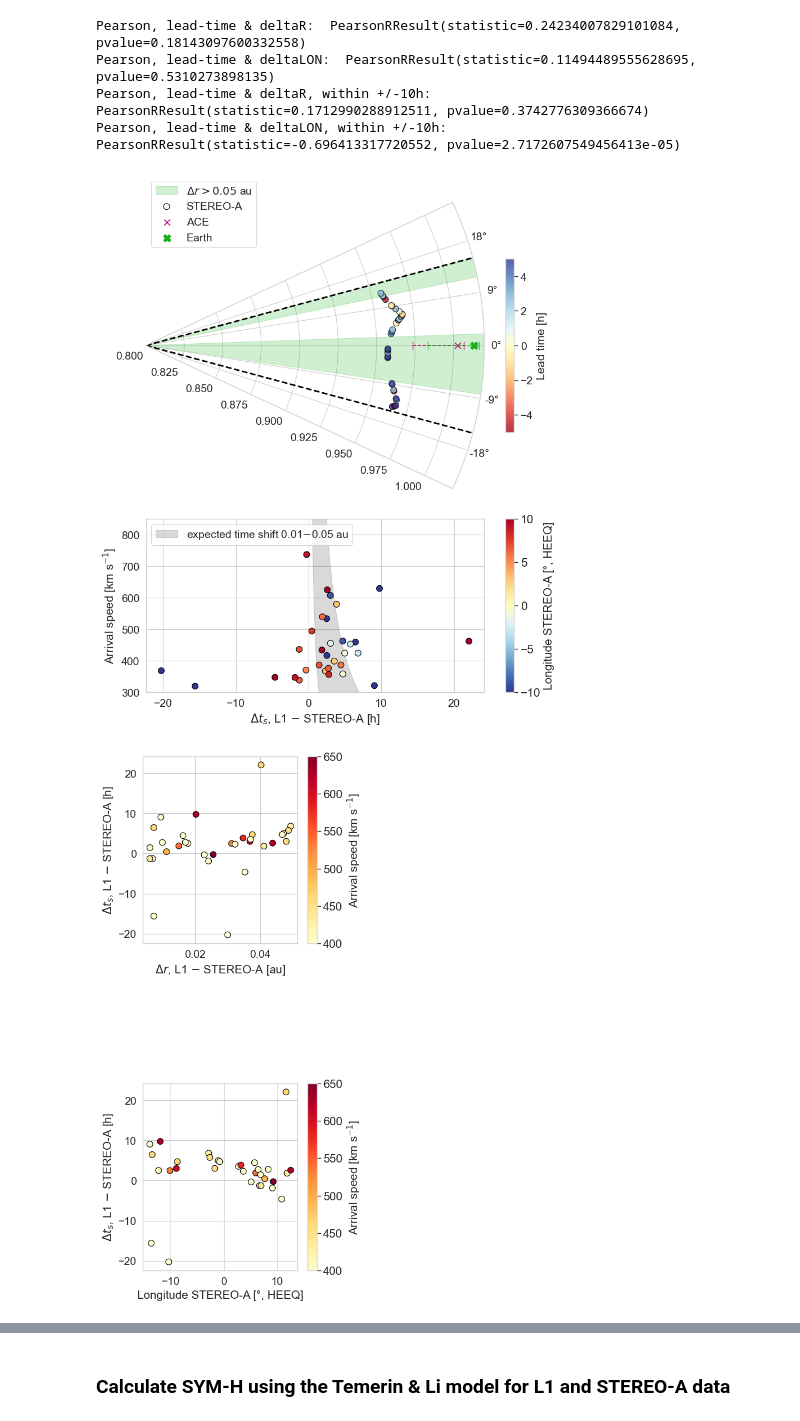
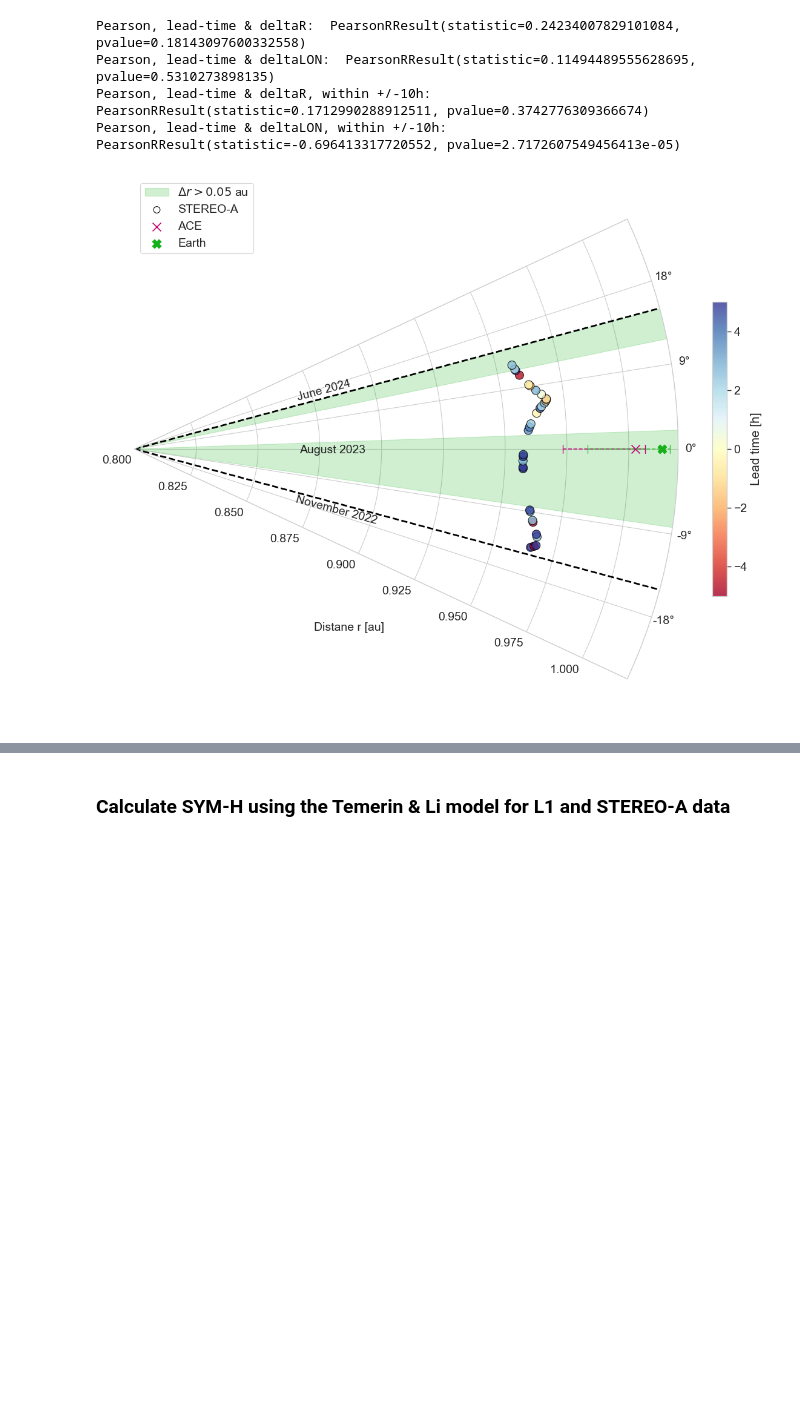
Before and after one commit to EvaWeiler/sub_L1_statistics, a Jupyter notebook: sub_l1_analysis_continuous_pipeline.ipynb, the cells around one changed output, grey strips where cells are left out. Saved outputs shown, nothing was run; the diff lists cells and outputs as text; code cells hidden in the pictures; blank space fills up the shorter version.

```diff
--- a/sub_l1_analysis_continuous_pipeline.ipynb
+++ b/sub_l1_analysis_continuous_pipeline.ipynb
@@ -1009,83 +1009,53 @@ colors = ["#FFC20A", "#FFFFFF", "#0C7BDC"]
 blue_yellow_cmap = mcolors.LinearSegmentedColormap.from_list(
     "blue_yellow_cb", colors)
 
 
+#mask_r = delta_r >= 0.04
 
-fig = plt.figure(figsize=(15,12))
-ax = plt.subplot2grid((3,3), (0, 0), rowspan=2, colspan=2, projection='polar')
+#theta_masked = np.deg2rad(sc_input_heeq.lon[mask_r])   # angular coordinate
+#r_masked = sc_input_heeq.r[mask_r]                     # radial coordinate
+
+# Build polygon: go out along mask, then back in along baseline
+#theta_poly = np.concatenate([theta_masked, theta_masked[::-1]])
+#print(np.rad2deg(theta_poly))
+#r_poly = np.concatenate([np.full_like(r_masked, 1.1), np.full_like(r_masked, 0.8)])  # baseline at r=0.8
+
+
+
+fig = plt.figure(figsize=(12,10))
+ax = plt.subplot2grid((3,3), (0, 0), rowspan=3, colspan=3, projection='polar')
 ax.fill_between(np.deg2rad(sc_input_heeq.lon),0.8,1.1, where=delta_r_earth>=0.05, color=c4, alpha=0.2, label=r'$\Delta r > 0.05$ au')
 #ax.fill_between(np.deg2rad(sc_input_heeq.lon[0:1]),0.8,1.1, color=c4, alpha=0.2, )
 ax.scatter(np.deg2rad(theta[0]), r[0], s=60, edgecolors='black', facecolors='none', label='STEREO-A')
-sc=ax.scatter(np.deg2rad(theta), r, c=diff_arrival_hours, s=60, alpha=0.8, cmap='RdYlBu', norm=norm_new, edgecolors='black')
+sc=ax.scatter(np.deg2rad(theta), r, c=diff_arrival_hours, s=100, alpha=0.8, cmap='RdYlBu', norm=norm_new, edgecolors='black')
 ax.plot([theta_line]*len(r_line), r_line, color='black', linestyle='--', linewidth=2)
 ax.plot([-theta_line]*len(r_line), r_line, color='black', linestyle='--', linewidth=2)
 #ax.scatter(np.deg2rad(theta_l1[sc_l1 == 1.0]), r_l1[sc_l1 == 1.0], c=c2, marker='x', s=40, edgecolors='black', label='DSCOVR')
 #ax.scatter(np.deg2rad(theta_l1[sc_l1 == 0.0]), r_l1[sc_l1 == 0.0], c=c1, marker='x', s=40, edgecolors='black', label='ACE')
 #ax.scatter(np.deg2rad(theta_l1[sc_l1 == 0.0]), r_l1[sc_l1 == 0.0], c=c1, marker='x', s=40, edgecolors='black', label='ACE')
 ax.plot([0,0], [np.nanmin(l1_input_heeq.r[l1_input_heeq.sc==0.]), np.nanmax(l1_input_heeq.r[l1_input_heeq.sc==0.])], c=c1, ls='--', lw=1.2)
 ax.plot([0,0], [np.nanmin(l1_input_heeq.r[l1_input_heeq.sc==0.]), np.nanmax(l1_input_heeq.r[l1_input_heeq.sc==0.])], c=c1, ls='', marker='|', ms=10)
 #ax.plot([0,0], [np.nanmin(l1_input_heeq.r[l1_input_heeq.sc==1.]), np.nanmax(l1_input_heeq.r[l1_input_heeq.sc==1.])], c=c2, ls='--', lw=1.2)
 ax.plot([0,0], [np.min(earth_pos.r),np.max(earth_pos.r)], c=c4, ls='--', alpha=0.8, lw=1.2)
 ax.plot([0,0], [np.min(earth_pos.r),np.max(earth_pos.r)], c=c4, ls='', marker='|', ms=10, alpha=0.8)
 #ax.scatter(theta_dscovr, r_dscovr, marker='x', c=c2, s=60, label='DSCOVR')
-ax.scatter(theta_ace, r_ace, marker='x', c=c1, s=60, label='ACE')
-ax.scatter(theta_earth, r_earth, marker='X', c=c4, s=90, label='Earth')
+ax.scatter(theta_ace, r_ace, marker='x', c=c1, s=100, label='ACE')
+ax.scatter(theta_earth, r_earth, marker='X', c=c4, s=110, label='Earth')
 ax.set_rlim(0.8,1.02)
 ax.set_thetamin(-25)
 ax.set_thetamax(25)
 ax.tick_params(axis='both', labelsize=14)
 #ax.set_xlabel('Heliocentric distance [AU]', fontsize=16)
 #ax.set_ylabel('Longitude [deg]', fontsize=16)
 cbar=fig.colorbar(sc, ax=ax, orientation='vertical', shrink=0.5)
 cbar.set_label('Lead time [h]', fontsize=15)  # Label for the colorbar
 cbar.ax.tick_params(labelsize=14)  # Increase tick font size
 ax.legend(loc='upper left', fontsize=14)
-
-
-ax2 = plt.subplot2grid((3,3), (2, 0), colspan=2)
-ax2.fill_betweenx(speed_range, list_exp_shift_tr[0], list_exp_shift_tr[-1], color=c0, alpha=0.15, label='expected time shift 0.01$-$0.05 au')
-sc2 = plt.scatter(diff_arrival_l1_sta/3600., speed_shock, c=sta_lon, s=60, cmap='RdYlBu_r', norm=norm_new2, edgecolors='black')
-cbar2=fig.colorbar(sc2, orientation='vertical')
-cbar2.ax.tick_params(labelsize=15)
-cbar2.set_label('Longitude STEREO-A [°, HEEQ]', fontsize=15)  # Label for the colorbar
-ax2.tick_params(axis='x', labelsize=14)
-ax2.tick_params(axis='y', labelsize=14)
-ax2.set_xlabel(r'$\Delta t_s$, L1 $-$ STEREO-A [h]', fontsize=15)
-ax2.set_ylabel(r'Arrival speed [km s$^{-1}$]', fontsize=15)
-ax2.set_ylim(300,850)
-ax2.legend(fontsize=14, loc='upper left')
-fig.subplots_adjust(hspace=0)
-#plt.tight_layout()
-#plt.show()
-plt.savefig('gain_in_lead_time_positions_new.pdf')
-
-
-fig1, axes = plt.subplots(figsize=(6,12), nrows=2, ncols=1)
-im1 = axes[0].scatter(r_dist_l1, diff_arrival_l1_sta/3600., s=60, c=speed_shock, cmap='YlOrRd', norm=norm_new1, edgecolors='black')
-#cbar3=fig.colorbar(sc3, orientation='vertical', shrink=1)
-#cbar3.ax.tick_params(labelsize=13)
-#cbar3.set_label(r'arrival speed [km s$^{-1}$]', fontsize=16)  # Label for the colorbar
-axes[0].tick_params(axis='x', labelsize=14)
-axes[0].tick_params(axis='y', labelsize=14)
-axes[0].set_xlabel(r'$\Delta r$, L1 $-$ STEREO-A [au]', fontsize=15)
-axes[0].set_ylabel(r'$\Delta t_s$, L1 $-$ STEREO-A [h]', fontsize=15)
-cbar3 = fig1.colorbar(im1, ax=axes[0], orientation='vertical')
-cbar3.ax.tick_params(labelsize=15)
-cbar3.set_label(r'Arrival speed [km s$^{-1}$]', fontsize=15)
-
-im2 = axes[1].scatter(theta, diff_arrival_l1_sta/3600., s=60, c=speed_shock, cmap='YlOrRd', norm=norm_new1, edgecolors='black')
-#cbar4.set_label(r'arrival speed [km s$^{-1}$]', fontsize=16)  # Label for the colorbar
-axes[1].tick_params(axis='x', labelsize=14)
-axes[1].tick_params(axis='y', labelsize=14)
-#axes[1].set_yticklabels([])
-axes[1].set_xlabel(r'Longitude STEREO-A [°, HEEQ]', fontsize=15)
-axes[1].set_ylabel(r'$\Delta t_s$, L1 $-$ STEREO-A [h]', fontsize=15)
-cbar4 = fig1.colorbar(im1, ax=axes[1], orientation='vertical')
-cbar4.ax.tick_params(labelsize=15)
-cbar4.set_label(r'Arrival speed [km s$^{-1}$]', fontsize=15)
-#plt.tight_layout()
-fig1.subplots_adjust(left=0.17, right=.75, hspace=0.75)
-#plt.savefig('lead_time_r_lon_new.png')
+plt.figtext(0.3, 0.2, 'Distane r [au]', fontsize=14)
+plt.figtext(0.28, 0.493, 'August 2023', fontsize=14)
+plt.figtext(0.273, 0.376, 'November 2022', fontsize=14, rotation=-15)
+plt.figtext(0.275, 0.58, 'June 2024', fontsize=14, rotation=15)
+plt.tight_layout()
+#plt.savefig('sta_l1_events.pdf')
 # %% [output]
-[figure, old version]
+[figure, new version]
-[figure, removed]
```
Also changed, not shown: parts of 6 cells of this notebook, 3 other files.
